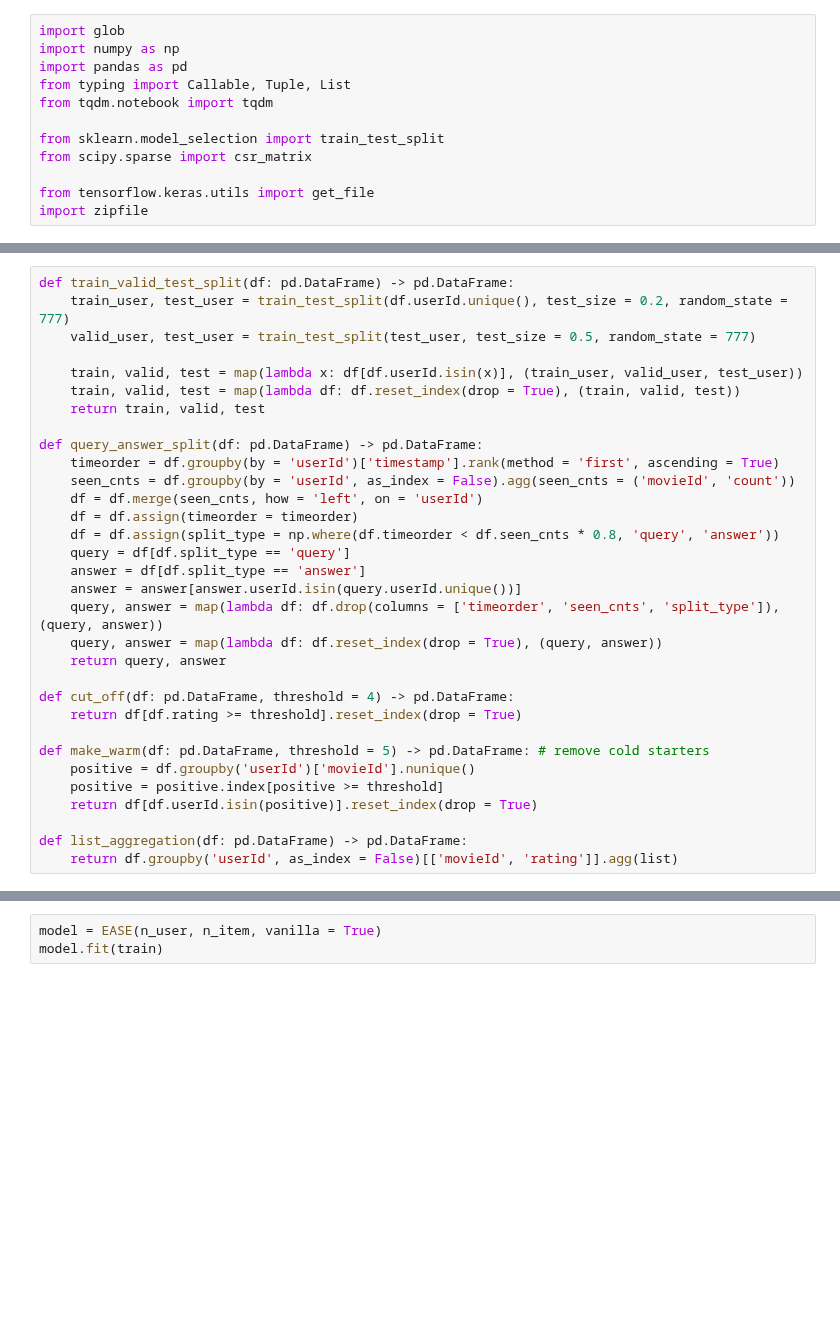
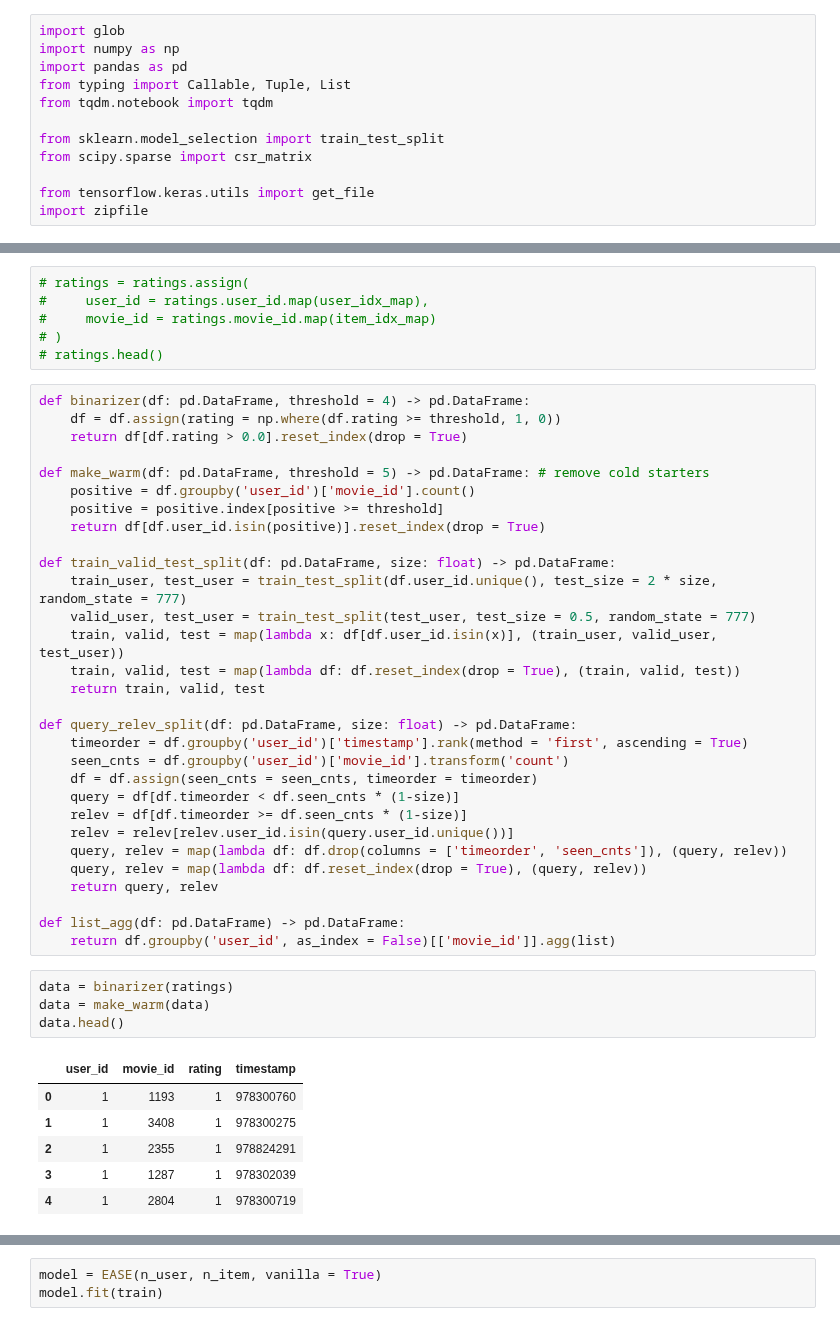
Before and after one commit to ivoryRabbit/RecSys, a Jupyter notebook: 3_EASE.ipynb, the cells around one changed output, grey strips where cells are left out. Saved outputs shown, nothing was run; the diff lists cells and outputs as text; blank space fills up the shorter version.

```diff
--- a/3_EASE.ipynb
+++ b/3_EASE.ipynb
@@ -70,32 +74,47 @@ print(f'# of item = {n_item}')
+# %%
+# ratings = ratings.assign(
+#     user_id = ratings.user_id.map(user_idx_map),
+#     movie_id = ratings.movie_id.map(item_idx_map)
+# )
+# ratings.head()
 # %%
-def train_valid_test_split(df: pd.DataFrame) -> pd.DataFrame:
-    train_user, test_user = train_test_split(df.userId.unique(), test_size = 0.2, random_state = 777)
+def binarizer(df: pd.DataFrame, threshold = 4) -> pd.DataFrame:
+    df = df.assign(rating = np.where(df.rating >= threshold, 1, 0))
+    return df[df.rating > 0.0].reset_index(drop = True)
+
+def make_warm(df: pd.DataFrame, threshold = 5) -> pd.DataFrame: # remove cold starters
+    positive = df.groupby('user_id')['movie_id'].count()
+    positive = positive.index[positive >= threshold]
+    return df[df.user_id.isin(positive)].reset_index(drop = True)
+
+def train_valid_test_split(df: pd.DataFrame, size: float) -> pd.DataFrame:
+    train_user, test_user = train_test_split(df.user_id.unique(), test_size = 2 * size, random_state = 777)
     valid_user, test_user = train_test_split(test_user, test_size = 0.5, random_state = 777)
-
-    train, valid, test = map(lambda x: df[df.userId.isin(x)], (train_user, valid_user, test_user))
+    train, valid, test = map(lambda x: df[df.user_id.isin(x)], (train_user, valid_user, test_user))
     train, valid, test = map(lambda df: df.reset_index(drop = True), (train, valid, test))
     return train, valid, test
 
-def query_answer_split(df: pd.DataFrame) -> pd.DataFrame:
-    timeorder = df.groupby(by = 'userId')['timestamp'].rank(method = 'first', ascending = True)
-    seen_cnts = df.groupby(by = 'userId', as_index = False).agg(seen_cnts = ('movieId', 'count'))
-    df = df.merge(seen_cnts, how = 'left', on = 'userId')
-    df = df.assign(timeorder = timeorder)
-    df = df.assign(split_type = np.where(df.timeorder < df.seen_cnts * 0.8, 'query', 'answer'))
-    query = df[df.split_type == 'query']
-    answer = df[df.split_type == 'answer']
-    answer = answer[answer.userId.isin(query.userId.unique())]
-    query, answer = map(lambda df: df.drop(columns = ['timeorder', 'seen_cnts', 'split_type']), (query, answer))
-    query, answer = map(lambda df: df.reset_index(drop = True), (query, answer))
-    return query, answer
+def query_relev_split(df: pd.DataFrame, size: float) -> pd.DataFrame:
+    timeorder = df.groupby('user_id')['timestamp'].rank(method = 'first', ascending = True)
+    seen_cnts = df.groupby('user_id')['movie_id'].transform('count')
+    df = df.assign(seen_cnts = seen_cnts, timeorder = timeorder)
+    query = df[df.timeorder < df.seen_cnts * (1-size)]
+    relev = df[df.timeorder >= df.seen_cnts * (1-size)]
+    relev = relev[relev.user_id.isin(query.user_id.unique())]
+    query, relev = map(lambda df: df.drop(columns = ['timeorder', 'seen_cnts']), (query, relev))
+    query, relev = map(lambda df: df.reset_index(drop = True), (query, relev))
+    return query, relev
 
-def cut_off(df: pd.DataFrame, threshold = 4) -> pd.DataFrame:
-    return df[df.rating >= threshold].reset_index(drop = True)
-
-def make_warm(df: pd.DataFrame, threshold = 5) -> pd.DataFrame: # remove cold starters
-    positive = df.groupby('userId')['movieId'].nunique()
-    positive = positive.index[positive >= threshold]
-    return df[df.userId.isin(positive)].reset_index(drop = True)
-
-def list_aggregation(df: pd.DataFrame) -> pd.DataFrame:
-    return df.groupby('userId', as_index = False)[['movieId', 'rating']].agg(list)
+def list_agg(df: pd.DataFrame) -> pd.DataFrame:
+    return df.groupby('user_id', as_index = False)[['movie_id']].agg(list)
+# %%
+data = binarizer(ratings)
+data = make_warm(data)
+data.head()
+# %% [output]
+|  | user_id | movie_id | rating | timestamp |
+| 0 | 1 | 1193 | 1 | 978300760 |
+| 1 | 1 | 3408 | 1 | 978300275 |
+| 2 | 1 | 2355 | 1 | 978824291 |
+| 3 | 1 | 1287 | 1 | 978302039 |
+| 4 | 1 | 2804 | 1 | 978300719 |
```
Also changed, not shown: parts of 15 cells of this notebook.
